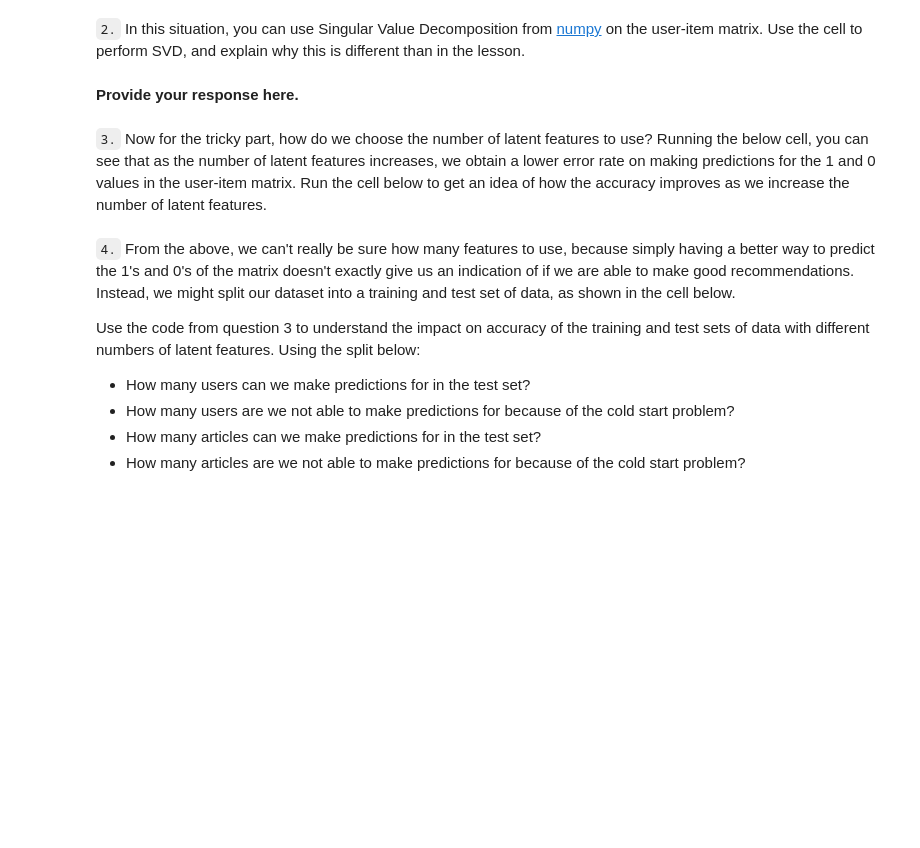
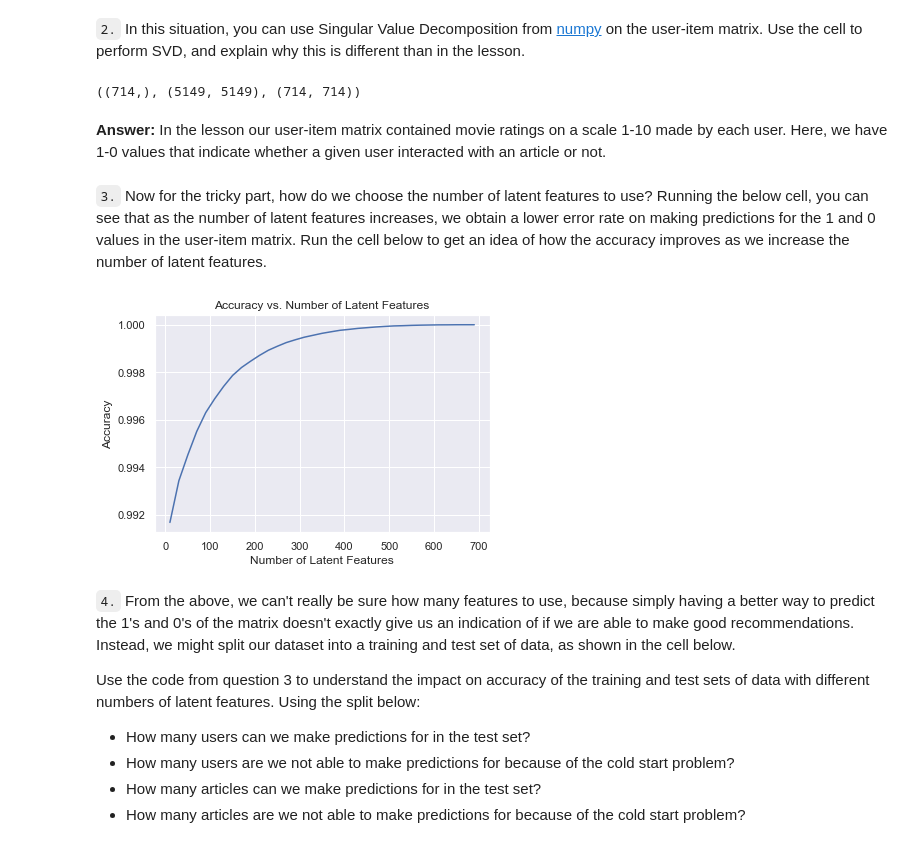
Before and after one commit to kubekmonika/nanodegree-recommendations-project, a Jupyter notebook: Recommendations_with_IBM.ipynb, the cells around one changed output. Cells and saved outputs as stored; diff of their text form; code cells hidden in the pictures; blank space fills up the shorter version.

```diff
--- a/Recommendations_with_IBM.ipynb
+++ b/Recommendations_with_IBM.ipynb
@@ -674,34 +680,40 @@ user_item_matrix.head()
 # %%
 # Perform SVD on the User-Item Matrix Here
 
-u, s, vt = # use the built in to get the three matrices
+u, s, vt = np.linalg.svd(user_item)
+s.shape, u.shape, vt.shape
+# %% [output]
+((714,), (5149, 5149), (714, 714))
-# %% [markdown]
-**Provide your response here.**
+# %% [markdown]
+**Answer:** In the lesson our user-item matrix contained movie ratings on a scale 1-10 made by each user. Here, we have 1-0 values that indicate whether a given user interacted with an article or not.
 # %% [markdown]
 `3.` Now for the tricky part, how do we choose the number of latent features to use?  Running the below cell, you can see that as the number of latent features increases, we obtain a lower error rate on making predictions for the 1 and 0 values in the user-item matrix.  Run the cell below to get an idea of how the accuracy improves as we increase the number of latent features.
 # %%
 num_latent_feats = np.arange(10,700+10,20)
 sum_errs = []
 
 for k in num_latent_feats:
     # restructure with k latent features
     s_new, u_new, vt_new = np.diag(s[:k]), u[:, :k], vt[:k, :]
 
     # take dot product
     user_item_est = np.around(np.dot(np.dot(u_new, s_new), vt_new))
 
     # compute error for each prediction to actual value
-    diffs = np.subtract(user_item_matrix, user_item_est)
+    diffs = np.subtract(user_item, user_item_est)
 
     # total errors and keep track of them
     err = np.sum(np.sum(np.abs(diffs)))
     sum_errs.append(err)
 
 
-plt.plot(num_latent_feats, 1 - np.array(sum_errs)/df.shape[0]);
+# plt.plot(num_latent_feats, 1 - np.array(sum_errs)/df.shape[0]);
+plt.plot(num_latent_feats, 1 - np.array(sum_errs)/(diffs.shape[0] * diffs.shape[1]));
 plt.xlabel('Number of Latent Features');
 plt.ylabel('Accuracy');
 plt.title('Accuracy vs. Number of Latent Features');
+# %% [output]
+[figure, added]
 # %% [markdown]
 `4.` From the above, we can't really be sure how many features to use, because simply having a better way to predict the 1's and 0's of the matrix doesn't exactly give us an indication of if we are able to make good recommendations.  Instead, we might split our dataset into a training and test set of data, as shown in the cell below.
 
```
Also changed, not shown: parts of 20 cells of this notebook.
